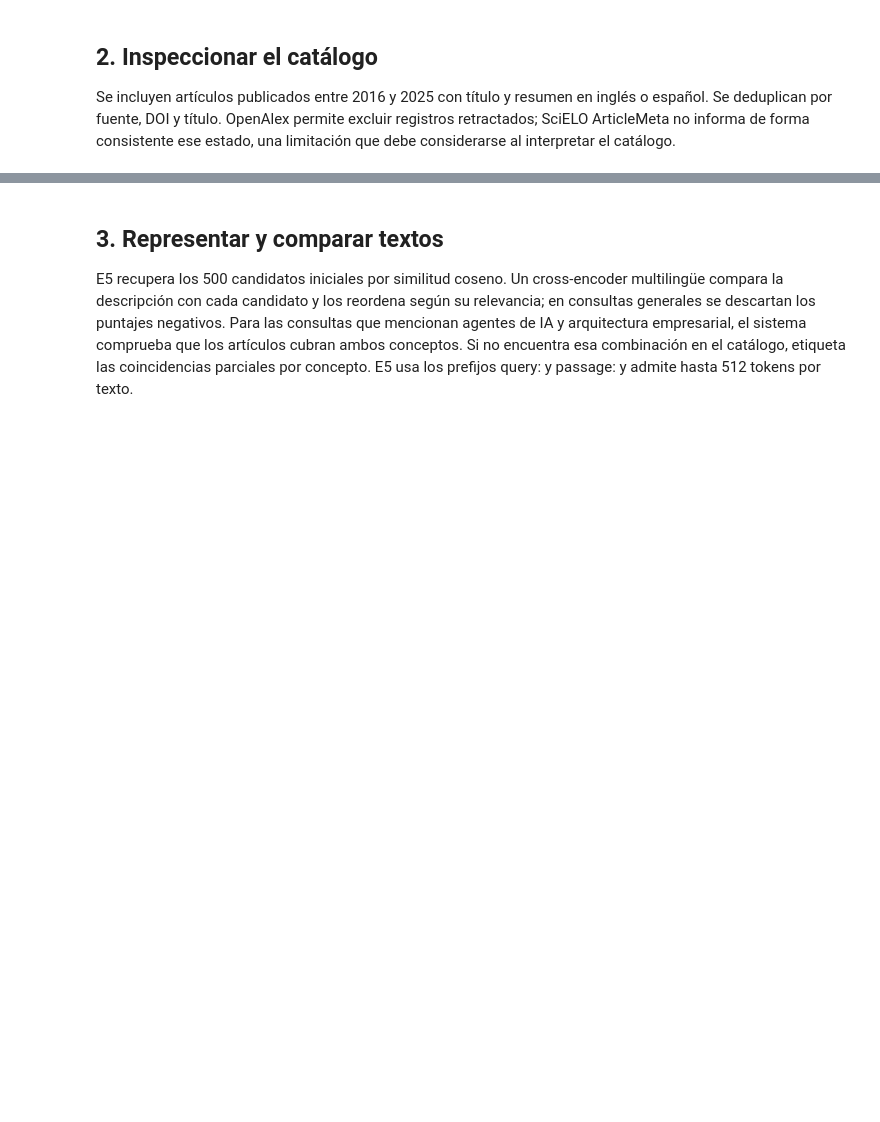
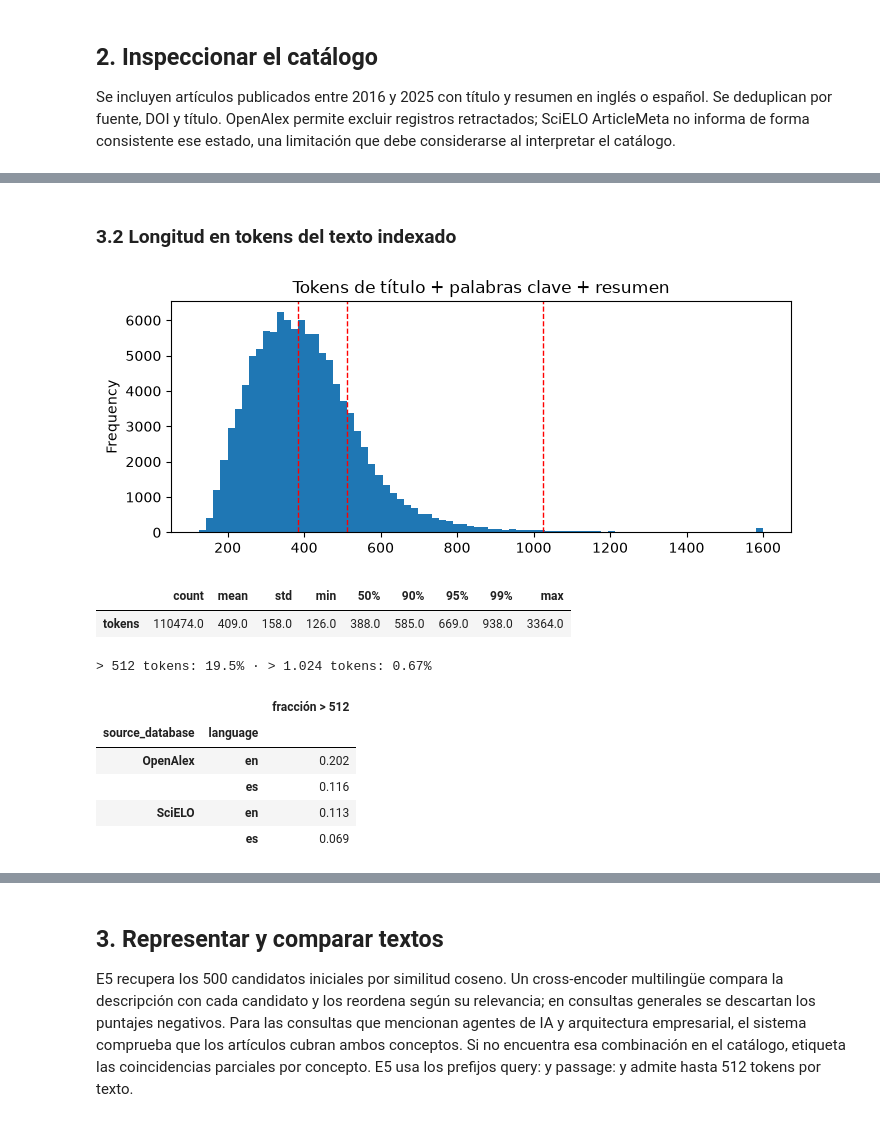
Before and after one commit to Sebas41/SistemaRecomendador, a Jupyter notebook: notebooks/01_recomendador_explicado.ipynb, the cells around one changed output, grey strips where cells are left out. Cells and saved outputs as stored; diff of their text form; code cells hidden in the pictures; blank space fills up the shorter version.

```diff
--- a/notebooks/01_recomendador_explicado.ipynb
+++ b/notebooks/01_recomendador_explicado.ipynb
@@ -31,0 +111,25 @@ if CATALOG.exists():
+# %% [markdown]
+### 3.2 Longitud en tokens del texto indexado
+# %%
+from transformers import AutoTokenizer
+tokenizer = AutoTokenizer.from_pretrained('BAAI/bge-m3')
+keywords_text = eda['keywords'].map(lambda values: ', '.join(values) if values is not None else '')
+indexed_text = (eda['title'] + '. ' + keywords_text + '. ' + eda['abstract']).tolist()
+token_lengths = pd.Series([len(ids) for ids in tokenizer(indexed_text, truncation=False)['input_ids']], index=eda.index)
+token_lengths.clip(upper=1600).plot.hist(bins=80, figsize=(8, 3), title='Tokens de título + palabras clave + resumen')
+for limit in (384, 512, 1024): plt.axvline(limit, color='red', linestyle='--', linewidth=1)
+plt.show()
+display(token_lengths.describe(percentiles=[.5, .9, .95, .99]).round(0).to_frame('tokens').T)
+print(f'> 512 tokens: {(token_lengths > 512).mean():.1%} · > 1.024 tokens: {(token_lengths > 1024).mean():.2%}')
+display((token_lengths > 512).groupby([eda['source_database'], eda['language']]).mean().round(3).to_frame('fracción > 512'))
+# %% [output]
+[figure, added]
+|  | count | mean | std | min | 50% | 90% | 95% | 99% | max |
+| tokens | 110474.0 | 409.0 | 158.0 | 126.0 | 388.0 | 585.0 | 669.0 | 938.0 | 3364.0 |
+> 512 tokens: 19.5% · > 1.024 tokens: 0.67%
+|  |  | fracción > 512 |
+| source_database | language |  |
+| OpenAlex | en | 0.202 |
+|  | es | 0.116 |
+| SciELO | en | 0.113 |
+|  | es | 0.069 |
```
Also changed, not shown: parts of 21 cells of this notebook, 17 other files.
